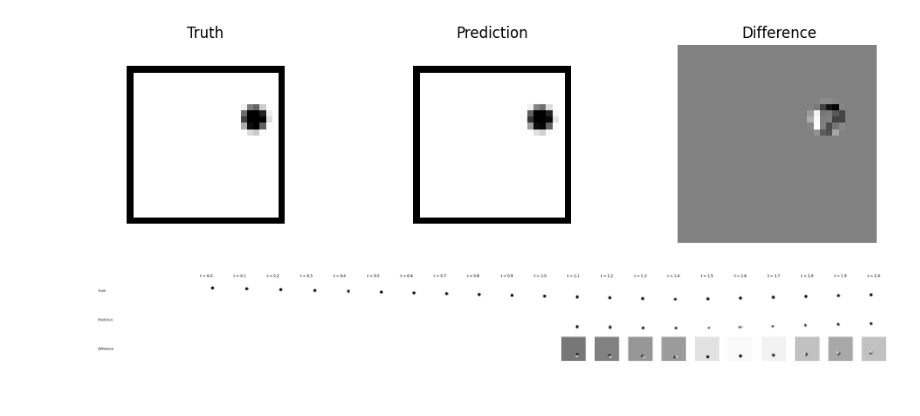
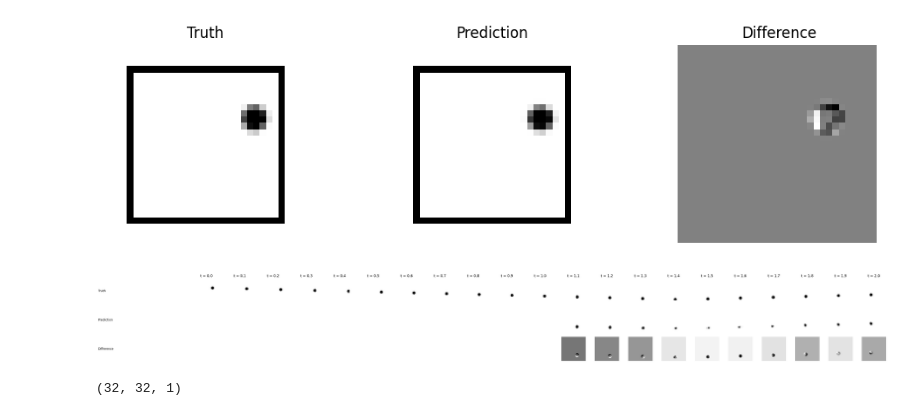
Before and after one commit to aremondtiedrez/pythia, a Jupyter notebook: demo.ipynb, the cells around one changed output. Saved outputs shown, nothing was run; the diff lists cells and outputs as text; code cells hidden in the pictures.

Commit message:
demo notebook: testing the prediction animation

```diff
--- a/demo.ipynb
+++ b/demo.ipynb
@@ -272,7 +272,7 @@ model = pythia.demo.load_weights(model)
 # %%
 # Given some ground truth images, we can now look at the first `n_past_steps`
 # of these images and predict the next `n_future_steps` into the future.
-ground_truth_images = images_test[index]
+ground_truth_images = images_test[0]
 n_past_steps, n_future_steps = 11, 10
 if ground_truth_images.shape[0] != n_past_steps + n_future_steps:
     raise ValueError(
@@ -288,10 +288,10 @@ else:
     predicted_images = np.array(predicted_images)[0]
 # %%
 # We can now inspect visually the performance of the model
-index = 0
+#index = 0
 #pythia.visualization.prediction(encoder, predictor, decoder, 6, snapshot_timesteps, images_test[index], n_past_steps=11, n_future_steps=10)
-pythia.visualization.prediction(ground_truth_images, predicted_images, n_past_steps, n_future_steps)
+pythia.visualization.prediction(snapshot_timesteps, ground_truth_images, predicted_images, n_past_steps, n_future_steps)
 # %% [output]
-[figure, old version]
+[figure, new version]
 # %%
 # Alternatively, we can inspect visually the performance of the model using an animation
@@ -299,5 +302,9 @@ pythia.visualization.animated_prediction(ground_truth_images, predicted_images,
 # %%
 from matplotlib.animation import FuncAnimation
+# %%
+ground_truth_images.shape[1:]
+# %% [output]
+(32, 32, 1)
 # %%
 def compare_visually_prediction_from_truth(image_data, predicted_image, image_width=32, image_height=32, pause_duration=2_000, frame_interval=250):
 
```
Also changed, not shown: parts of 2 cells of this notebook.
